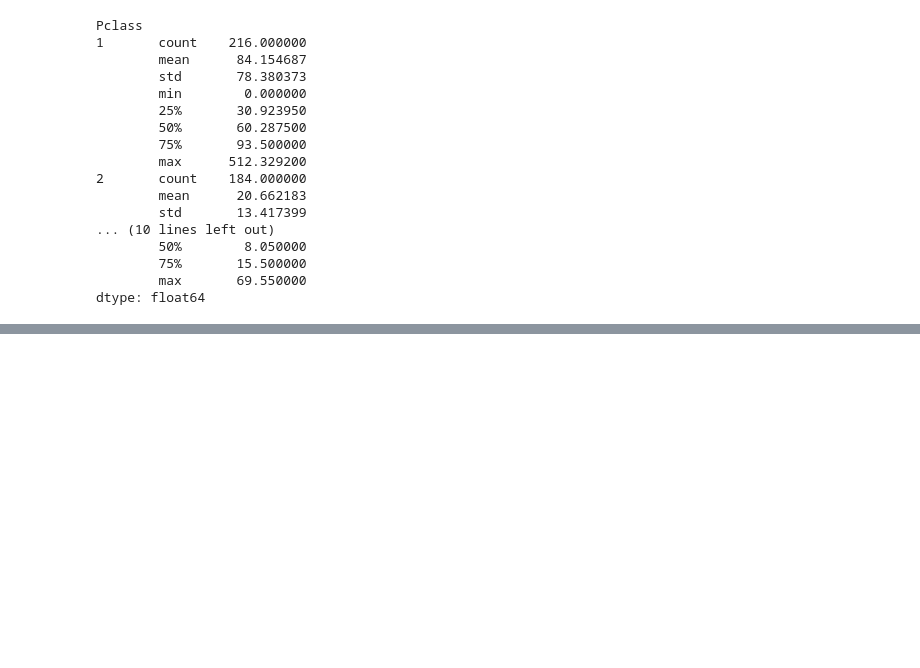
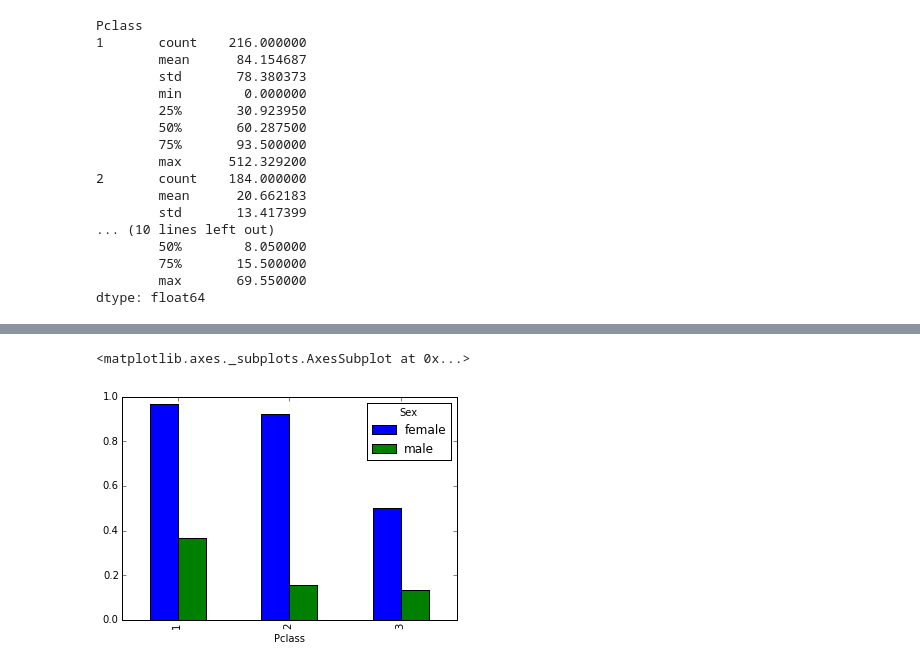
Before and after one commit to story645/ccny_software_carpentary, a Jupyter notebook: afternoon_session.ipynb, the cells around one changed output, grey strips where cells are left out. Saved outputs shown, nothing was run; the diff lists cells and outputs as text; code cells hidden in the pictures; blank space fills up the shorter version.

Commit message:
plotting and styles

```diff
--- a/afternoon_session.ipynb
+++ b/afternoon_session.ipynb
@@ -937,0 +983,13 @@ train.groupby(['Pclass', 'Sex'])['Survived']
+# %%
+#take the class by gender table and assign it to a variable
+pivot_pclass_sex = train.pivot_table('Survived', index='Pclass', columns='Sex', aggfunc='mean')
+# %%
+import matplotlib.pyplot as plt #rename matplotlib.pyplot as plt
+from matplotlib import style #make the graph prettier
+%matplotlib inline
+
+#plot the table
+pivot_pclass_sex.plot(kind='bar')
+# %% [output]
+<matplotlib.axes._subplots.AxesSubplot at 0x...>
+[figure, added]
```
Also changed, not shown: parts of 8 cells of this notebook.
